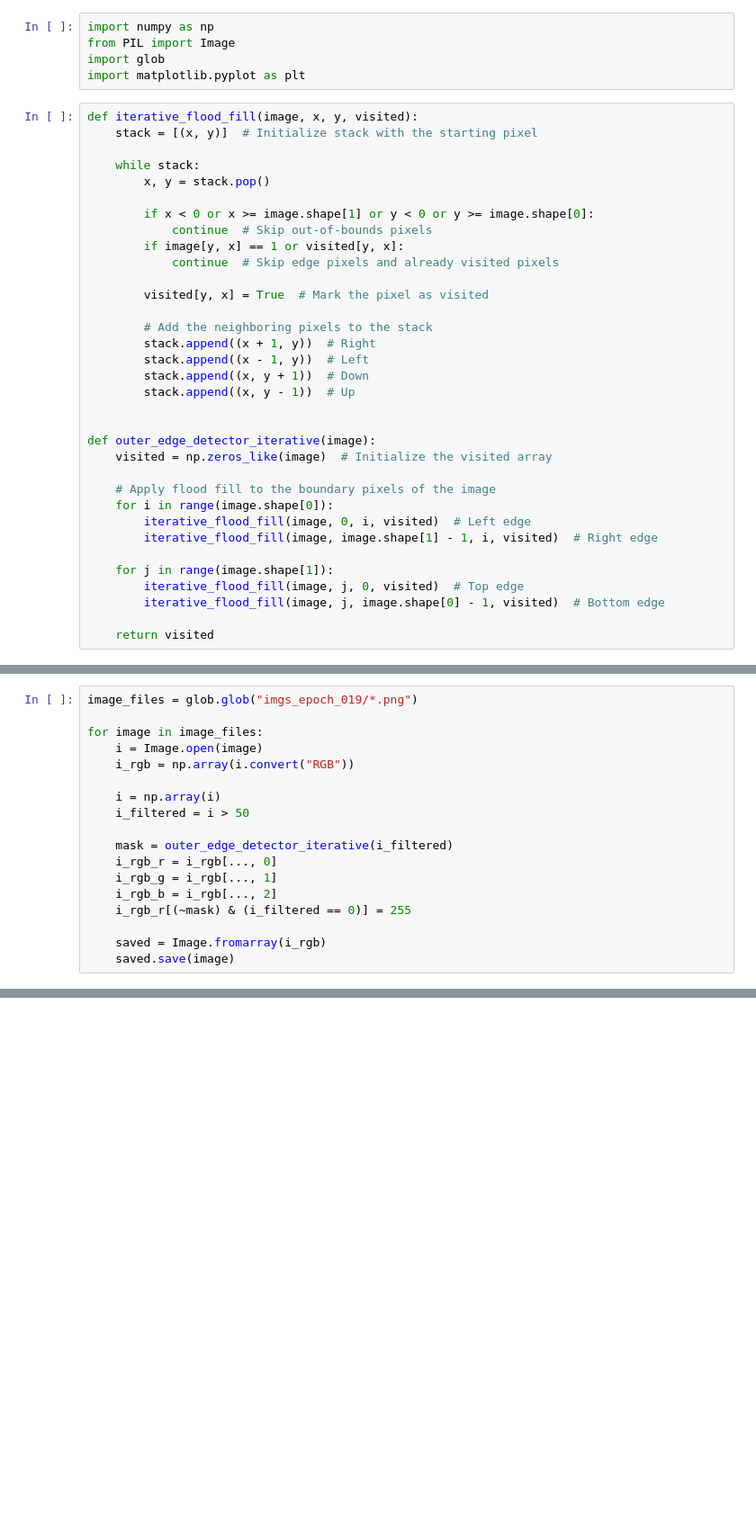
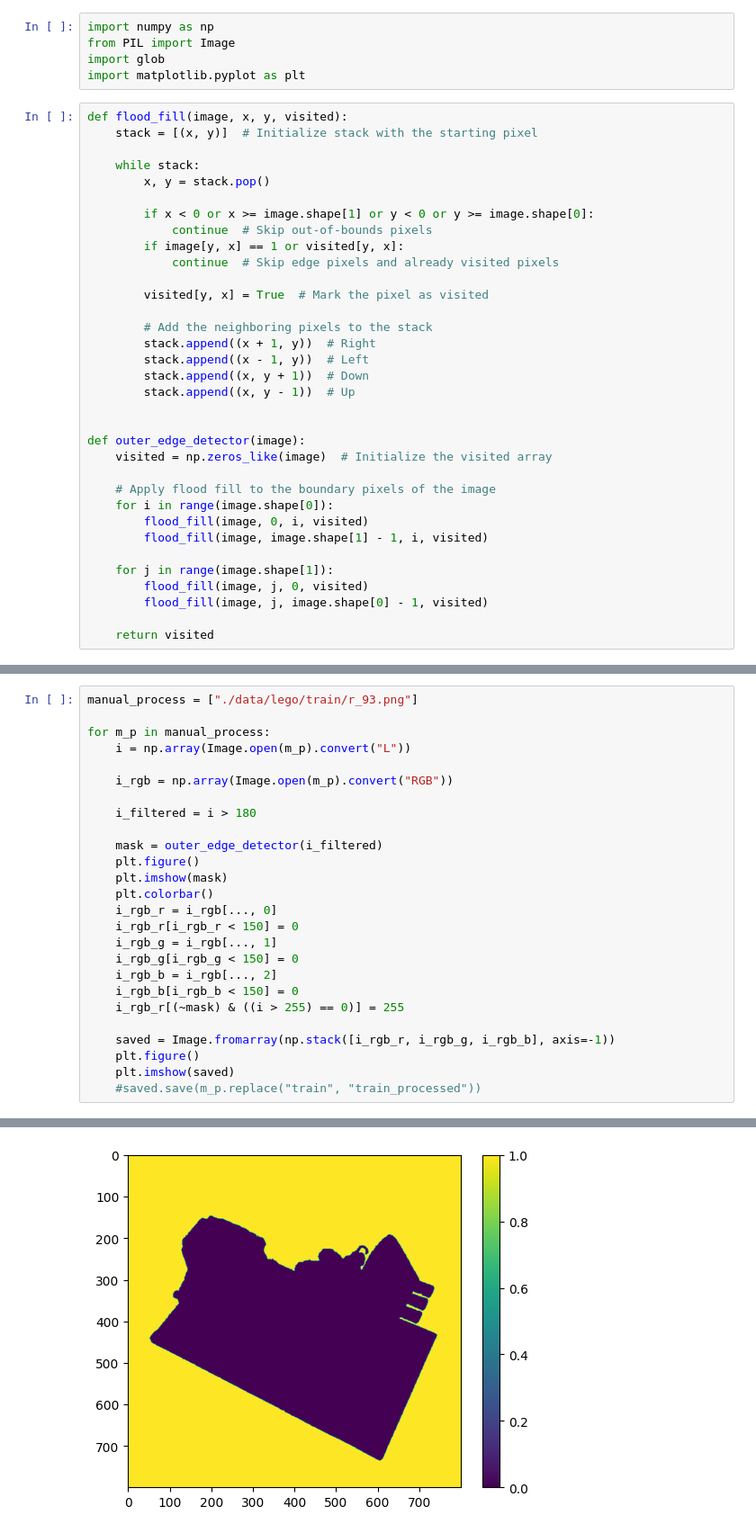
Before and after one commit to 01pooja10/Sketch2D-To-Style3D, a Jupyter notebook: data_process/process.ipynb, the cells around one changed output, grey strips where cells are left out. Shown at 90% size. Saved outputs shown, nothing was run; the diff lists cells and outputs as text; blank space fills up the shorter version.

```diff
--- a/data_process/process.ipynb
+++ b/data_process/process.ipynb
@@ -4,7 +4,7 @@ from PIL import Image
 import glob
 import matplotlib.pyplot as plt
 # %%
-def iterative_flood_fill(image, x, y, visited):
+def flood_fill(image, x, y, visited):
     stack = [(x, y)]  # Initialize stack with the starting pixel
 
     while stack:
@@ -24,16 +24,16 @@ def iterative_flood_fill(image, x, y, visited):
         stack.append((x, y - 1))  # Up
 
 
-def outer_edge_detector_iterative(image):
+def outer_edge_detector(image):
     visited = np.zeros_like(image)  # Initialize the visited array
 
     # Apply flood fill to the boundary pixels of the image
     for i in range(image.shape[0]):
-        iterative_flood_fill(image, 0, i, visited)  # Left edge
-        iterative_flood_fill(image, image.shape[1] - 1, i, visited)  # Right edge
+        flood_fill(image, 0, i, visited)
+        flood_fill(image, image.shape[1] - 1, i, visited)
 
     for j in range(image.shape[1]):
-        iterative_flood_fill(image, j, 0, visited)  # Top edge
-        iterative_flood_fill(image, j, image.shape[0] - 1, visited)  # Bottom edge
+        flood_fill(image, j, 0, visited)
+        flood_fill(image, j, image.shape[0] - 1, visited)
 
     return visited
@@ -40,19 +82,27 @@ def outer_edge_detector_iterative(image):
 # %%
-image_files = glob.glob("imgs_epoch_019/*.png")
+manual_process = ["./data/lego/train/r_93.png"]
 
-for image in image_files:
-    i = Image.open(image)
-    i_rgb = np.array(i.convert("RGB"))
+for m_p in manual_process:
+    i = np.array(Image.open(m_p).convert("L"))
 
-    i = np.array(i)
-    i_filtered = i > 50
+    i_rgb = np.array(Image.open(m_p).convert("RGB"))
 
-    mask = outer_edge_detector_iterative(i_filtered)
+    i_filtered = i > 180
+
+    mask = outer_edge_detector(i_filtered)
+    plt.figure()
+    plt.imshow(mask)
+    plt.colorbar()
     i_rgb_r = i_rgb[..., 0]
+    i_rgb_r[i_rgb_r < 150] = 0
     i_rgb_g = i_rgb[..., 1]
+    i_rgb_g[i_rgb_g < 150] = 0
     i_rgb_b = i_rgb[..., 2]
-    i_rgb_r[(~mask) & (i_filtered == 0)] = 255
+    i_rgb_b[i_rgb_b < 150] = 0
+    i_rgb_r[(~mask) & ((i > 255) == 0)] = 255
 
-    saved = Image.fromarray(i_rgb)
-    saved.save(image)
+    saved = Image.fromarray(np.stack([i_rgb_r, i_rgb_g, i_rgb_b], axis=-1))
+    plt.figure()
+    plt.imshow(saved)
+    #saved.save(m_p.replace("train", "train_processed"))
 # %% [output]
@@ -59,0 +109 @@ KeyboardInterrupt:
+[figure, added]
```
Also changed, not shown: parts of 3 cells of this notebook, 1 other file.
